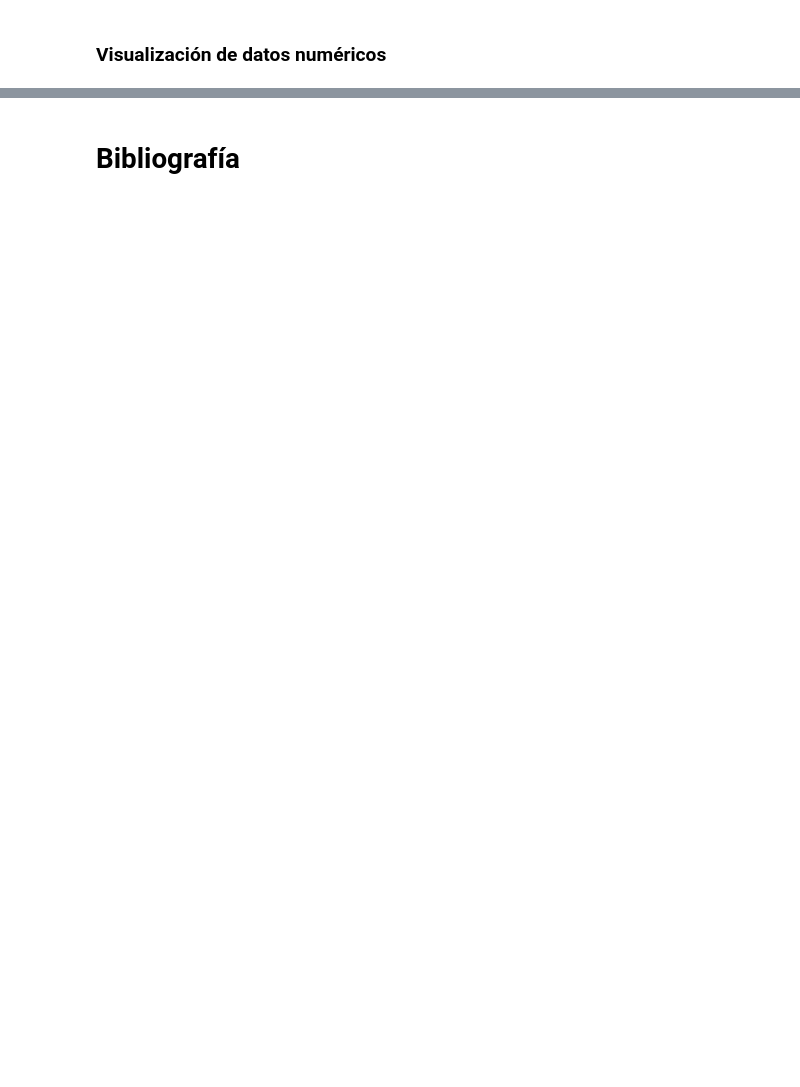
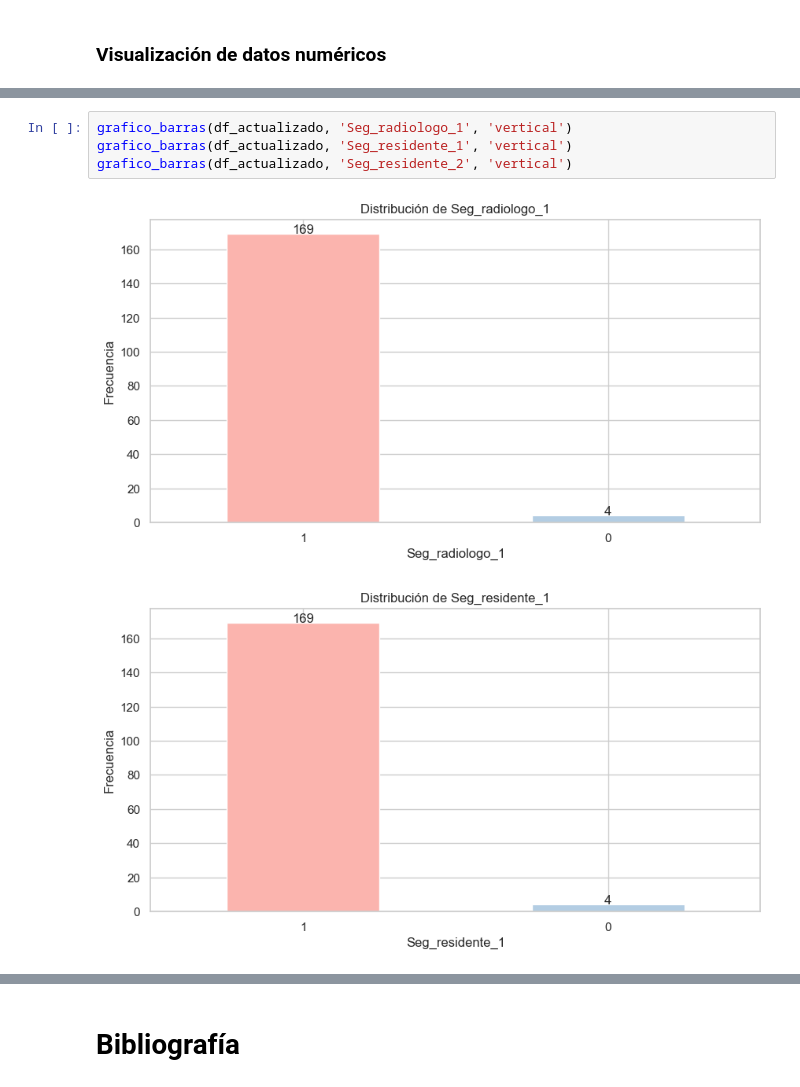
Before and after one commit to Dezarti/nodulos_tiroideos, a Jupyter notebook: 1_exploracion_datos.ipynb, the cells around one changed output, grey strips where cells are left out. Drawn from its saved outputs; the diff is of its cells as text; blank space fills up the shorter version.

```diff
--- a/1_exploracion_datos.ipynb
+++ b/1_exploracion_datos.ipynb
@@ -808,0 +823,7 @@ TIRADS 4 y 5 indican un riesgo moderado y alto de cáncer, respectivamente. TIRA
+# %%
+grafico_barras(df_actualizado, 'Seg_radiologo_1', 'vertical')
+grafico_barras(df_actualizado, 'Seg_residente_1', 'vertical')
+grafico_barras(df_actualizado, 'Seg_residente_2', 'vertical')
+# %% [output]
+[figure, added]
+[figure, added]
```
Also changed, not shown: parts of 33 cells of this notebook, 1 other file.
